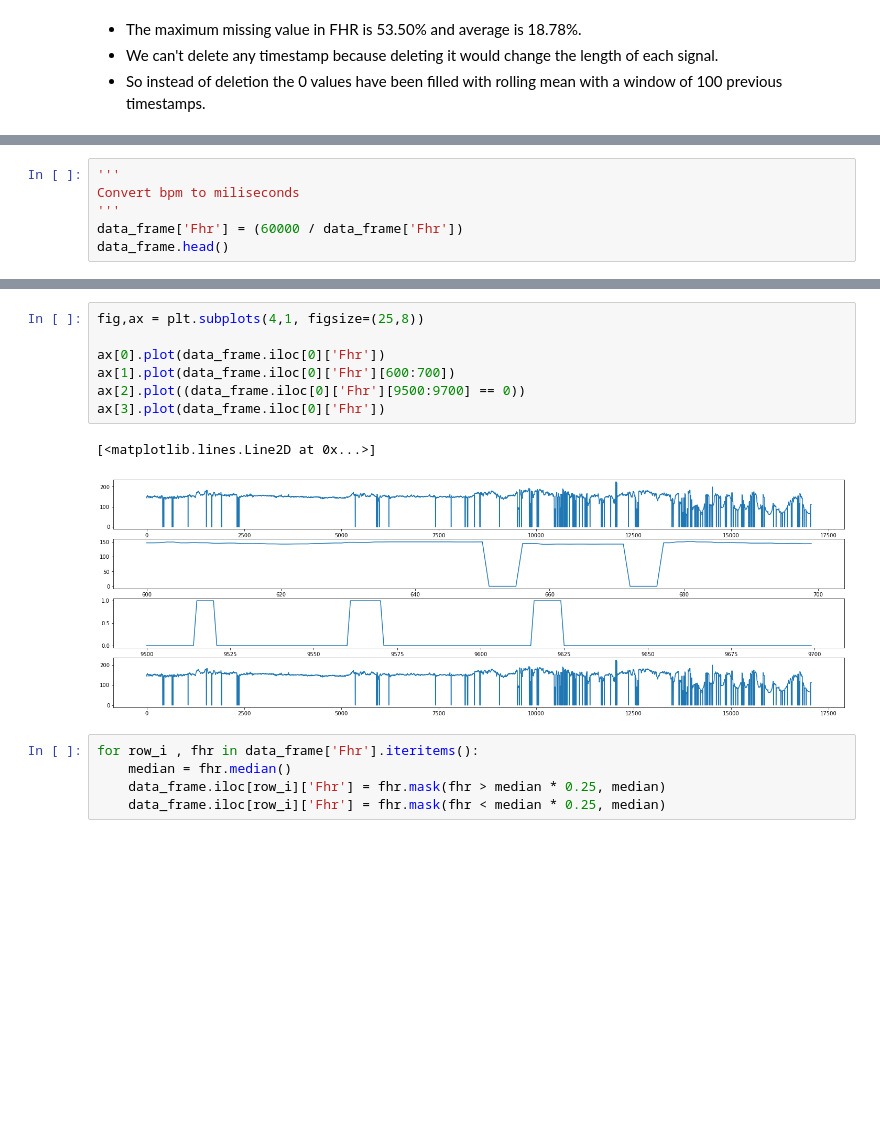
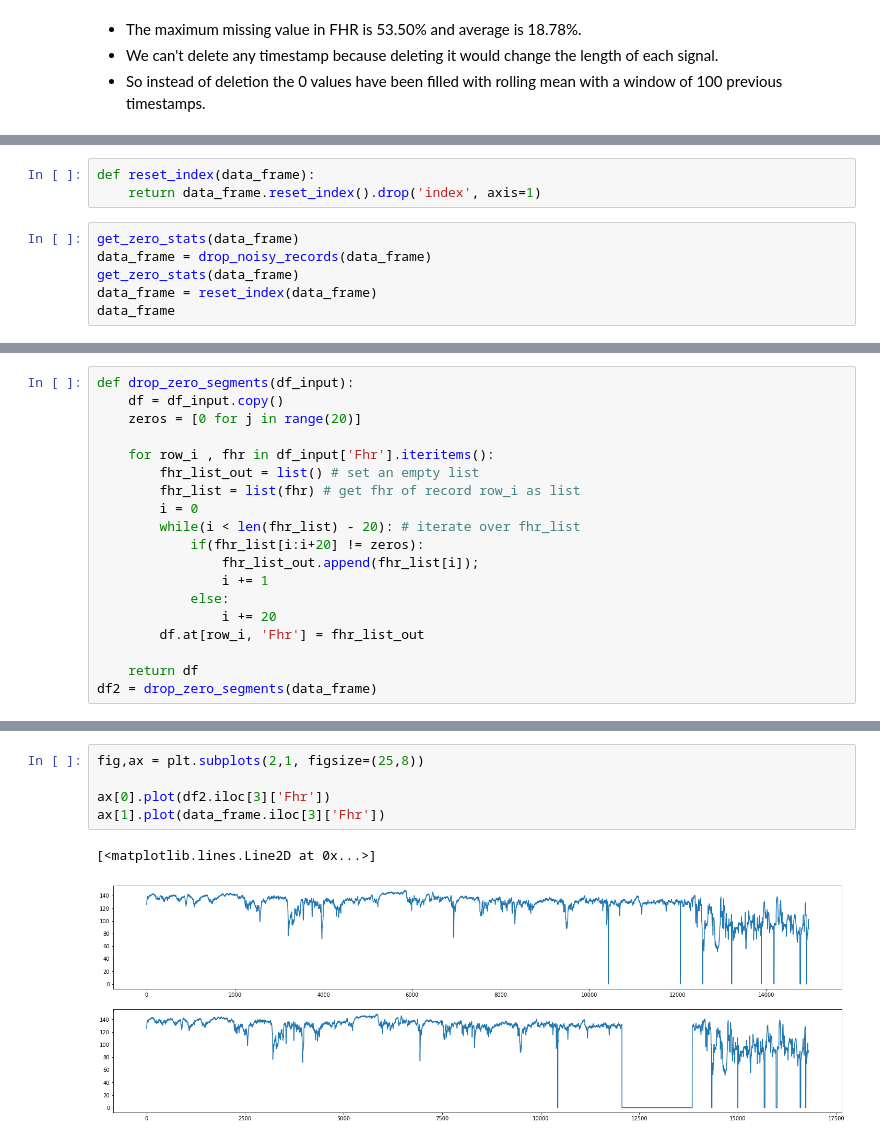
Before and after one commit to igeor/Cardiotocographic-Signal-Classification-based-on-Heart-Rate-Variability, a Jupyter notebook: analysis.ipynb, the cells around one changed output, grey strips where cells are left out. Drawn from its saved outputs; the diff is of its cells as text; blank space fills up the shorter version.

```diff
--- a/analysis.ipynb
+++ b/analysis.ipynb
@@ -227,6 +181,0 @@ data_frame.head()
-# %%
-'''
-Convert bpm to miliseconds
-'''
-data_frame['Fhr'] = (60000 / data_frame['Fhr'])
-data_frame.head()
@@ -239,0 +182,9 @@ data_frame.head()
+# %%
+def reset_index(data_frame):
+    return data_frame.reset_index().drop('index', axis=1)
+# %%
+get_zero_stats(data_frame)
+data_frame = drop_noisy_records(data_frame)
+get_zero_stats(data_frame)
+data_frame = reset_index(data_frame)
+data_frame
@@ -239,0 +207,19 @@ data_frame.head()
+# %%
+def drop_zero_segments(df_input):
+    df = df_input.copy()
+    zeros = [0 for j in range(20)]
+
+    for row_i , fhr in df_input['Fhr'].iteritems():
+        fhr_list_out = list() # set an empty list
+        fhr_list = list(fhr) # get fhr of record row_i as list
+        i = 0
+        while(i < len(fhr_list) - 20): # iterate over fhr_list
+            if(fhr_list[i:i+20] != zeros):
+                fhr_list_out.append(fhr_list[i]);
+                i += 1
+            else:
+                i += 20
+        df.at[row_i, 'Fhr'] = fhr_list_out
+
+    return df
+df2 = drop_zero_segments(data_frame)
@@ -240,15 +242,8 @@ data_frame.head()
 # %%
-fig,ax = plt.subplots(4,1, figsize=(25,8))
+fig,ax = plt.subplots(2,1, figsize=(25,8))
 
-ax[0].plot(data_frame.iloc[0]['Fhr'])
-ax[1].plot(data_frame.iloc[0]['Fhr'][600:700])
-ax[2].plot((data_frame.iloc[0]['Fhr'][9500:9700] == 0))
-ax[3].plot(data_frame.iloc[0]['Fhr'])
+ax[0].plot(df2.iloc[3]['Fhr'])
+ax[1].plot(data_frame.iloc[3]['Fhr'])
 # %% [output]
 [<matplotlib.lines.Line2D at 0x...>]
-[figure, old version]
+[figure, new version]
-# %%
-for row_i , fhr in data_frame['Fhr'].iteritems():
-    median = fhr.median()
-    data_frame.iloc[row_i]['Fhr'] = fhr.mask(fhr > median * 0.25, median)
-    data_frame.iloc[row_i]['Fhr'] = fhr.mask(fhr < median * 0.25, median)
```
Also changed, not shown: parts of 20 cells of this notebook.
